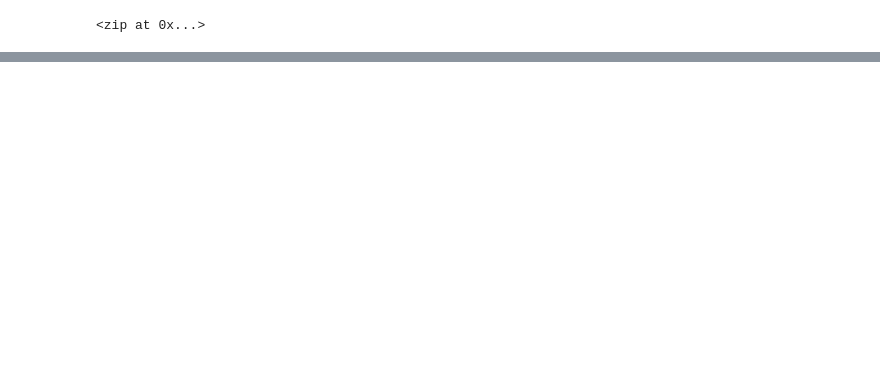
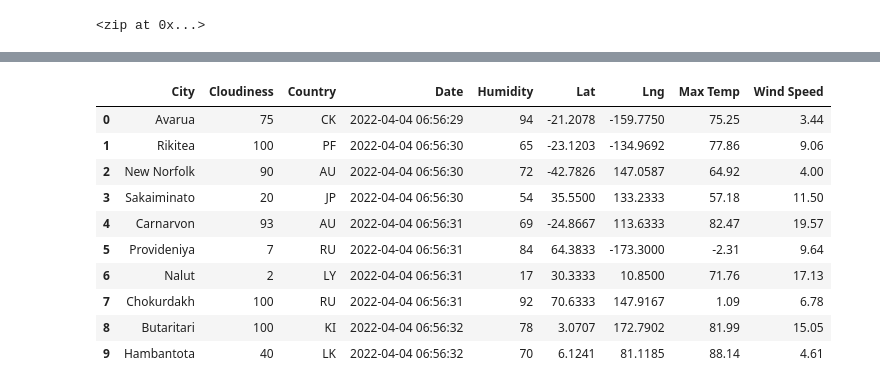
Before and after one commit to 1997YanyiJiao/World_Weather_Analysis, a Jupyter notebook: WeatherPy.ipynb, the cells around one changed output, grey strips where cells are left out. Drawn from its saved outputs; the diff is of its cells as text; code cells hidden in the pictures; blank space fills up the shorter version.

```diff
--- a/WeatherPy.ipynb
+++ b/WeatherPy.ipynb
@@ -31,0 +139,16 @@ len(cities)
+# %%
+new_column_order = ["City", "Cloudiness", "Country", "Date", "Humidity", "Lat", "Lng", "Max Temp", "Wind Speed"]
+city_data_df = city_data_df[new_column_order]
+city_data_df.head(10)
+# %% [output]
+|  | City | Cloudiness | Country | Date | Humidity | Lat | Lng | Max Temp | Wind Speed |
+| 0 | Avarua | 75 | CK | 2022-04-04 06:56:29 | 94 | -21.2078 | -159.7750 | 75.25 | 3.44 |
+| 1 | Rikitea | 100 | PF | 2022-04-04 06:56:30 | 65 | -23.1203 | -134.9692 | 77.86 | 9.06 |
+| 2 | New Norfolk | 90 | AU | 2022-04-04 06:56:30 | 72 | -42.7826 | 147.0587 | 64.92 | 4.00 |
+| 3 | Sakaiminato | 20 | JP | 2022-04-04 06:56:30 | 54 | 35.5500 | 133.2333 | 57.18 | 11.50 |
+| 4 | Carnarvon | 93 | AU | 2022-04-04 06:56:31 | 69 | -24.8667 | 113.6333 | 82.47 | 19.57 |
+| 5 | Provideniya | 7 | RU | 2022-04-04 06:56:31 | 84 | 64.3833 | -173.3000 | -2.31 | 9.64 |
+| 6 | Nalut | 2 | LY | 2022-04-04 06:56:31 | 17 | 30.3333 | 10.8500 | 71.76 | 17.13 |
+| 7 | Chokurdakh | 100 | RU | 2022-04-04 06:56:31 | 92 | 70.6333 | 147.9167 | 1.09 | 6.78 |
+| 8 | Butaritari | 100 | KI | 2022-04-04 06:56:32 | 78 | 3.0707 | 172.7902 | 81.99 | 15.05 |
+| 9 | Hambantota | 40 | LK | 2022-04-04 06:56:32 | 70 | 6.1241 | 81.1185 | 88.14 | 4.61 |
```
Also changed, not shown: parts of 5 cells of this notebook, 3 other files.
